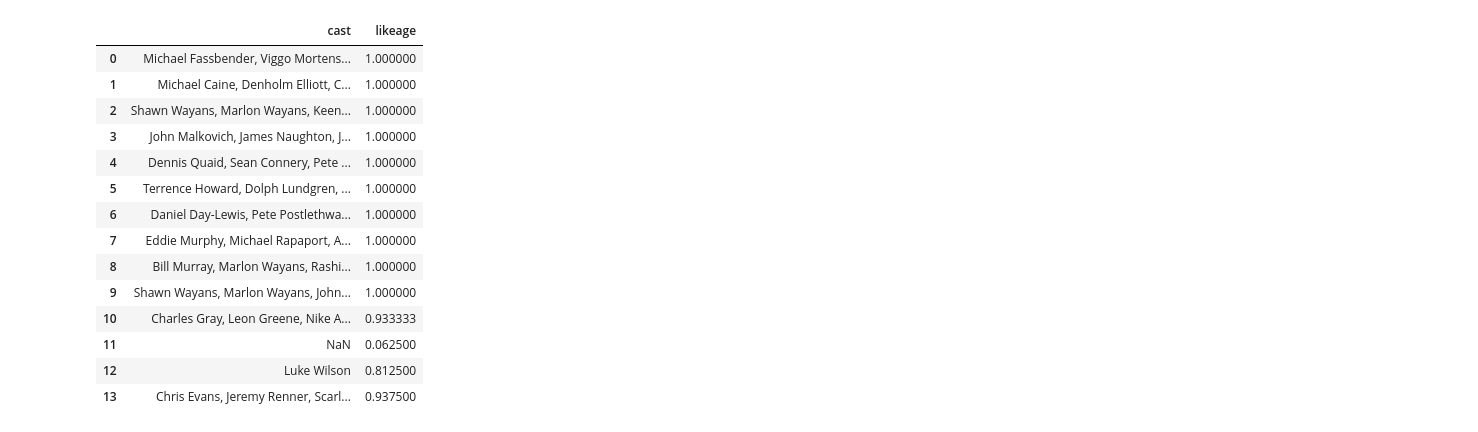
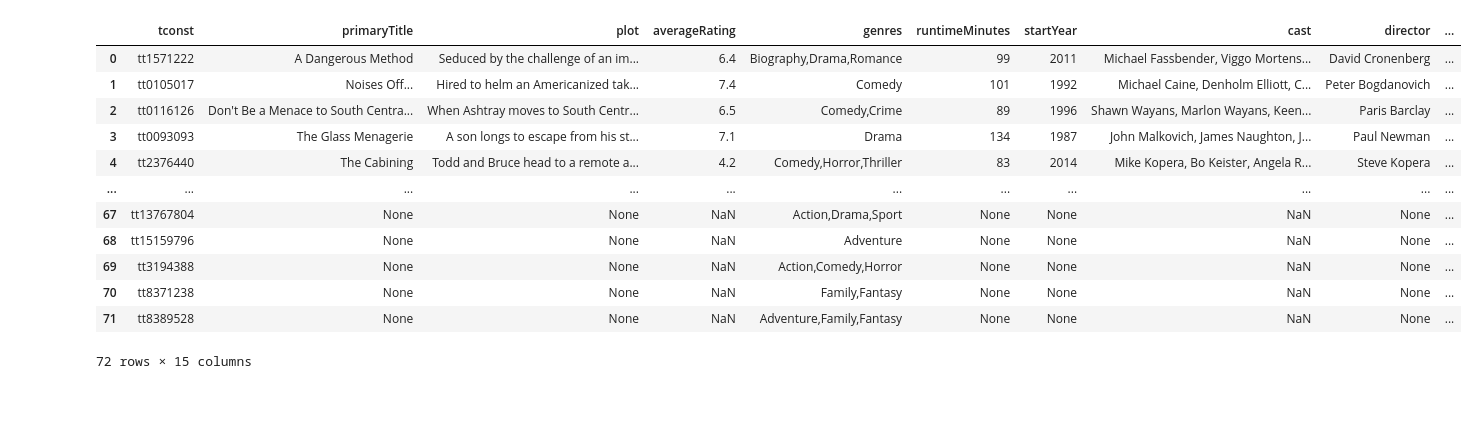
Before and after one commit to Roland-02/Cinephile.com, a Jupyter notebook: recommendEngine.ipynb, the cells around one changed output. Drawn from its saved outputs; the diff is of its cells as text; code cells hidden in the pictures; blank space fills up the shorter version.

```diff
--- a/recommendEngine.ipynb
+++ b/recommendEngine.ipynb
@@ -659,49 +659,45 @@ cast_features = [col for col in liked_cast.columns if col != 'likeage']
 genre_features = [col for col in liked_genre.columns if col != 'likeage']
 meta_features = [col for col in liked_meta.columns if col != 'likeage']
 
 # Call the function with the selected columns
 plot_matrix = create_similarity_vector(data[plot_features], liked_plot[plot_features])
 crew_matrix = create_similarity_vector(data[crew_features], liked_crew[crew_features])
 cast_matrix = create_similarity_vector(data[cast_features], liked_cast[cast_features])
 genre_matrix = create_similarity_vector(data[genre_features], liked_genre[genre_features])
 meta_matrix = create_euclidean_vector(data[meta_features], liked_meta[meta_features])
 
 # Similarity vectors for each group
 similarity_vectors = {
     'plot': plot_matrix,
     'cast': cast_matrix,
     'crew': crew_matrix,
     'genre': genre_matrix,
     'meta': meta_matrix
 }
 
 # meta_matrix
 user_profile_groups = {
     'plot': liked_plot,
     'cast': liked_cast,
     'crew': liked_crew,
     'genre': liked_genre,
     'meta': liked_meta
 }
 
-# user_profile
+user_profile
 # recommended = get_combined_recommendations(user_profile_groups, similarity_vectors, lovedFilms)
 # get_similar_films(genre_matrix, lovedFilms)[:20]
+# %% [output]
+|  | tconst | primaryTitle | plot | averageRating | genres | runtimeMinutes | startYear | cast | director | ... |
+| 0 | tt1571222 | A Dangerous Method | Seduced by the challenge of an im... | 6.4 | Biography,Drama,Romance | 99 | 2011 | Michael Fassbender, Viggo Mortens... | David Cronenberg | ... |
+| 1 | tt0105017 | Noises Off... | Hired to helm an Americanized tak... | 7.4 | Comedy | 101 | 1992 | Michael Caine, Denholm Elliott, C... | Peter Bogdanovich | ... |
+| 2 | tt0116126 | Don't Be a Menace to South Centra... | When Ashtray moves to South Centr... | 6.5 | Comedy,Crime | 89 | 1996 | Shawn Wayans, Marlon Wayans, Keen... | Paris Barclay | ... |
+| 3 | tt0093093 | The Glass Menagerie | A son longs to escape from his st... | 7.1 | Drama | 134 | 1987 | John Malkovich, James Naughton, J... | Paul Newman | ... |
+| 4 | tt2376440 | The Cabining | Todd and Bruce head to a remote a... | 4.2 | Comedy,Horror,Thriller | 83 | 2014 | Mike Kopera, Bo Keister, Angela R... | Steve Kopera | ... |
+| ... | ... | ... | ... | ... | ... | ... | ... | ... | ... | ... |
+| 67 | tt13767804 | None | None | NaN | Action,Drama,Sport | None | None | NaN | None | ... |
+| 68 | tt15159796 | None | None | NaN | Adventure | None | None | NaN | None | ... |
+| 69 | tt3194388 | None | None | NaN | Action,Comedy,Horror | None | None | NaN | None | ... |
+| 70 | tt8371238 | None | None | NaN | Family,Fantasy | None | None | NaN | None | ... |
+| 71 | tt8389528 | None | None | NaN | Adventure,Family,Fantasy | None | None | NaN | None | ... |
+72 rows × 15 columns
-# %%
-liked_cast
-# %% [output]
-|  | cast | likeage |
-| 0 | Michael Fassbender, Viggo Mortens... | 1.000000 |
-| 1 | Michael Caine, Denholm Elliott, C... | 1.000000 |
-| 2 | Shawn Wayans, Marlon Wayans, Keen... | 1.000000 |
-| 3 | John Malkovich, James Naughton, J... | 1.000000 |
-| 4 | Dennis Quaid, Sean Connery, Pete ... | 1.000000 |
-| 5 | Terrence Howard, Dolph Lundgren, ... | 1.000000 |
-| 6 | Daniel Day-Lewis, Pete Postlethwa... | 1.000000 |
-| 7 | Eddie Murphy, Michael Rapaport, A... | 1.000000 |
-| 8 | Bill Murray, Marlon Wayans, Rashi... | 1.000000 |
-| 9 | Shawn Wayans, Marlon Wayans, John... | 1.000000 |
-| 10 | Charles Gray, Leon Greene, Nike A... | 0.933333 |
-| 11 | NaN | 0.062500 |
-| 12 | Luke Wilson | 0.812500 |
-| 13 | Chris Evans, Jeremy Renner, Scarl... | 0.937500 |
```
Also changed, not shown: parts of 6 cells of this notebook, 4 other files.
